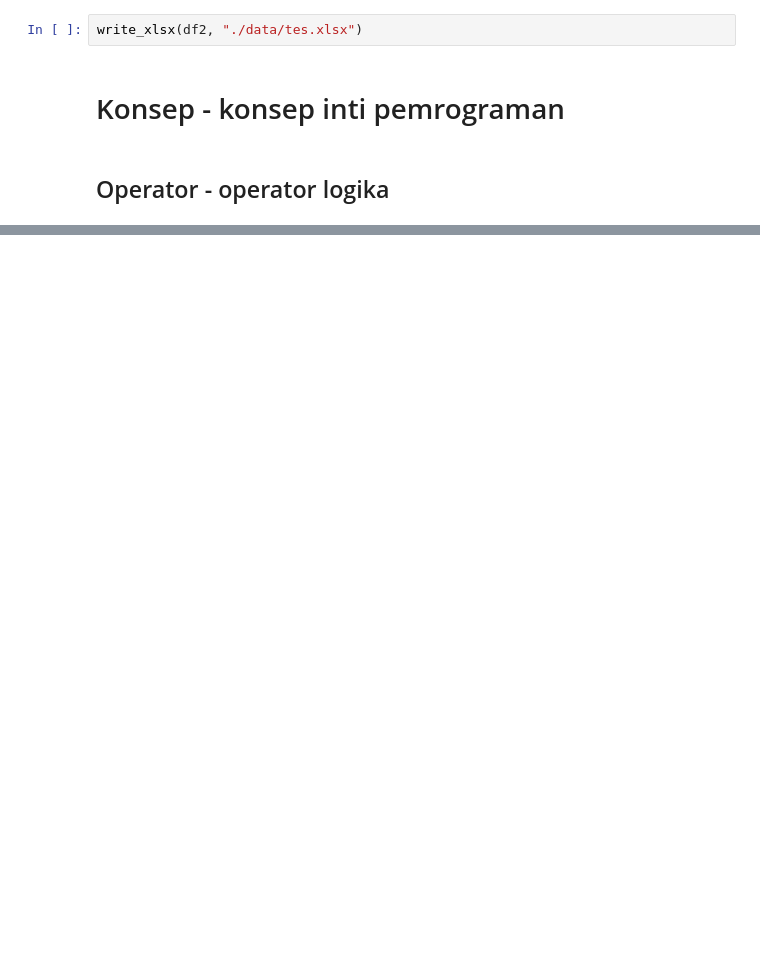
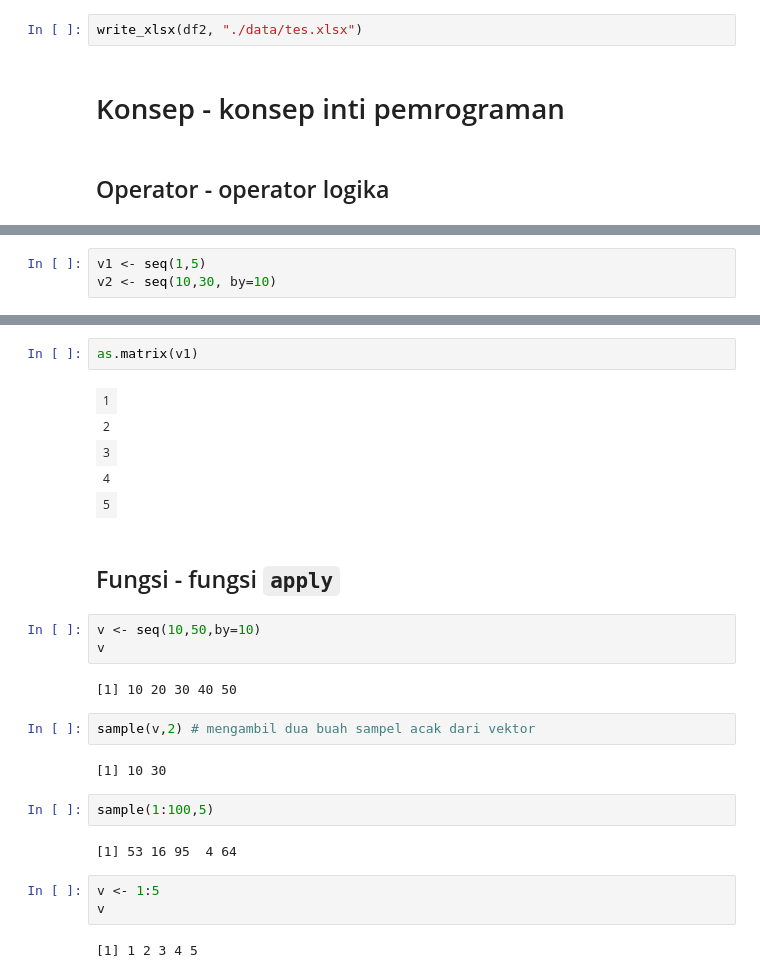
Before and after one commit to sandyherho/tutorEksploR, a Jupyter notebook: Tutorial Statistika Dasar Menggunakan R.ipynb, the cells around one changed output, grey strips where cells are left out. Drawn from its saved outputs; the diff is of its cells as text; blank space fills up the shorter version.

```diff
--- a/Tutorial Statistika Dasar Menggunakan R.ipynb
+++ b/Tutorial Statistika Dasar Menggunakan R.ipynb
@@ -1748,0 +2070,3 @@ write_xlsx(df2, "./data/tes.xlsx")
+# %%
+v1 <- seq(1,5)
+v2 <- seq(10,30, by=10)
@@ -1748,0 +2112,28 @@ write_xlsx(df2, "./data/tes.xlsx")
+# %%
+as.matrix(v1)
+# %% [output]
+| 1 |
+| 2 |
+| 3 |
+| 4 |
+| 5 |
+# %% [markdown]
+## Fungsi - fungsi `apply`
+# %%
+v <- seq(10,50,by=10)
+v
+# %% [output]
+[1] 10 20 30 40 50
+# %%
+sample(v,2) # mengambil dua buah sampel acak dari vektor
+# %% [output]
+[1] 10 30
+# %%
+sample(1:100,5)
+# %% [output]
+[1] 53 16 95  4 64
+# %%
+v <- 1:5
+v
+# %% [output]
+[1] 1 2 3 4 5
```
Also changed, not shown: parts of 155 cells of this notebook, 1 other file.
